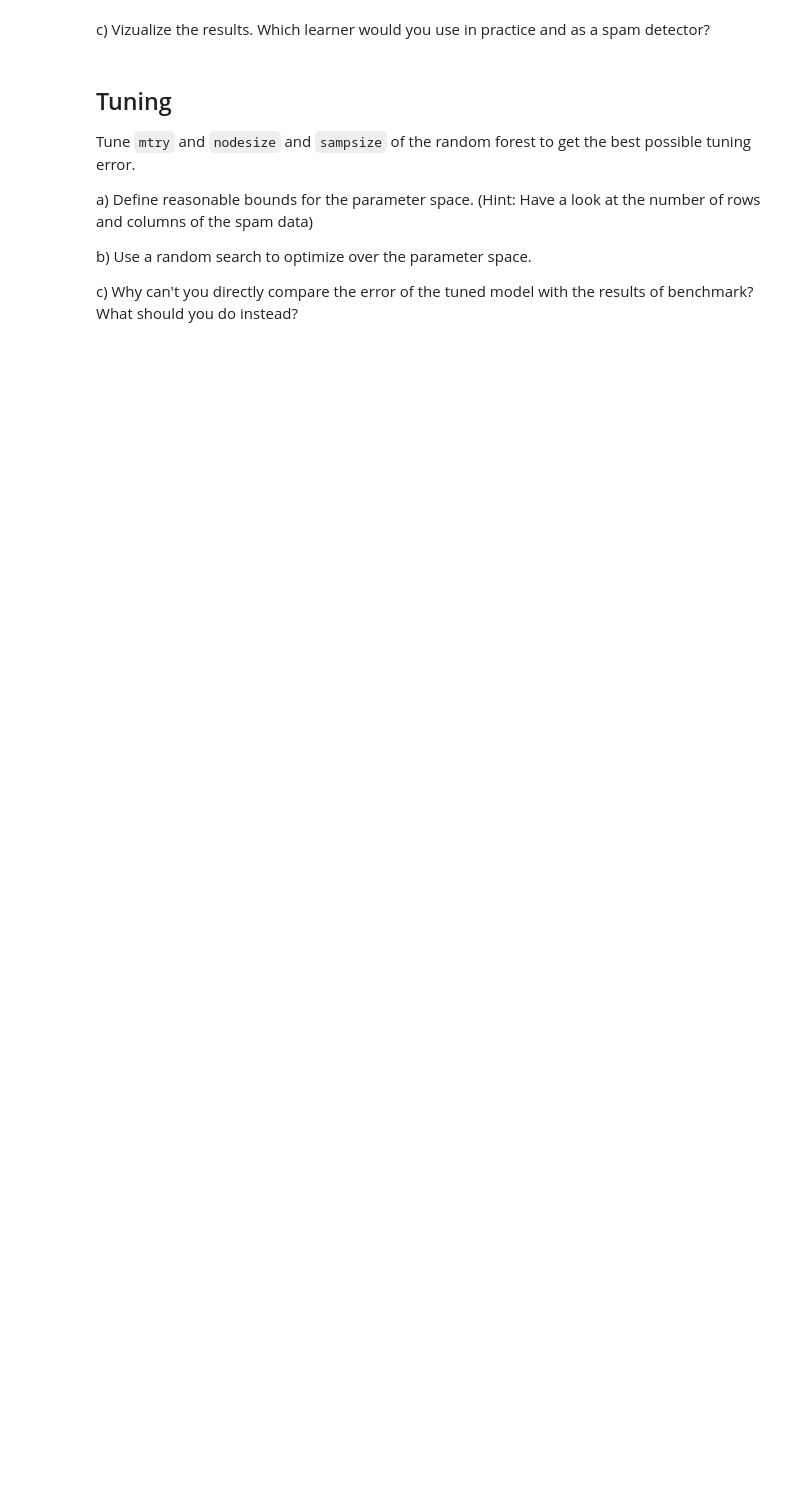
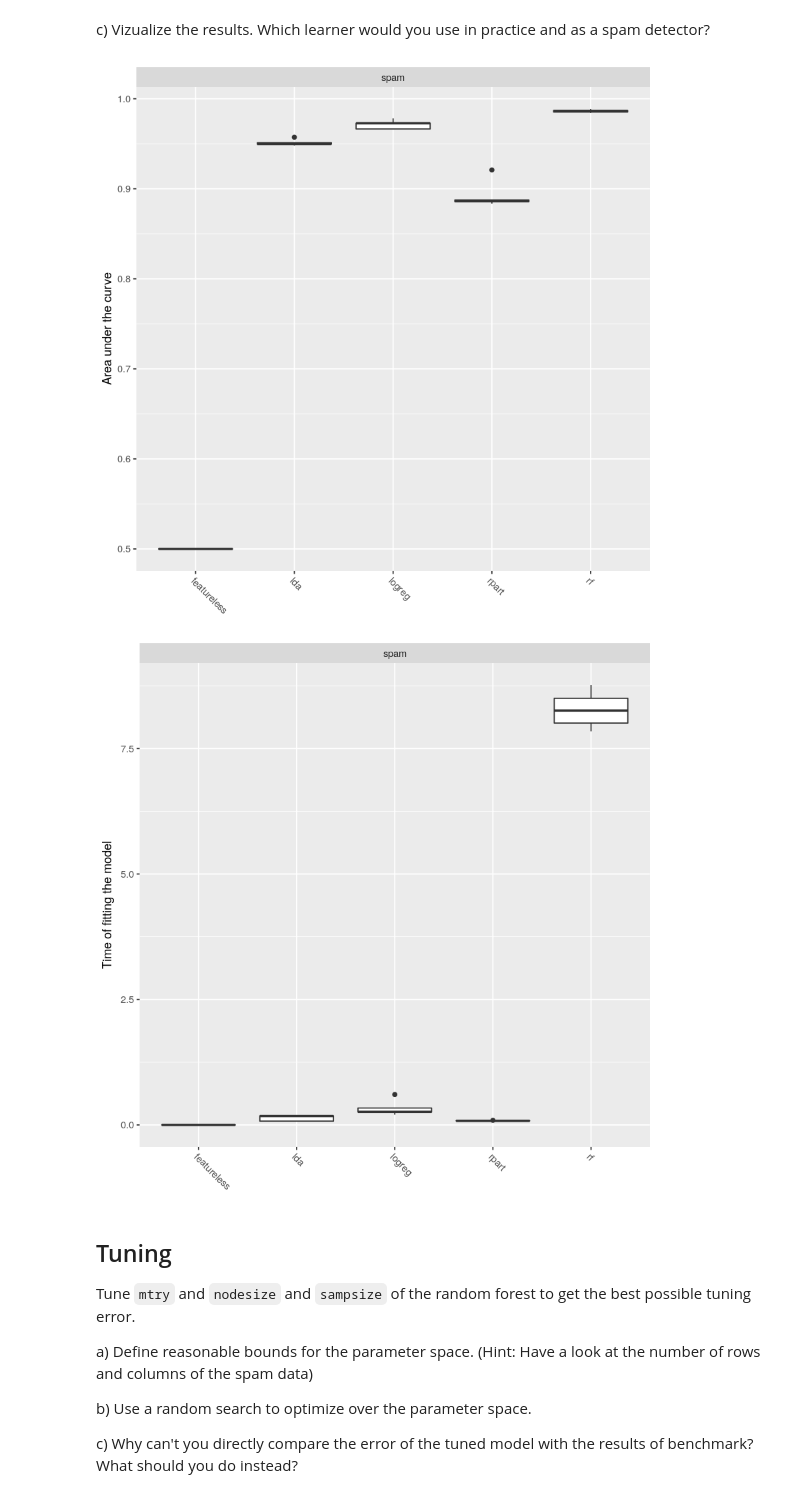
Before and after one commit to ja-thomas/whyr_2018_intro_mlr, a Jupyter notebook: notebook2.ipynb, the cells around one changed output. Cells and saved outputs as stored; diff of their text form; code cells hidden in the pictures; blank space fills up the shorter version.

```diff
--- a/notebook2.ipynb
+++ b/notebook2.ipynb
@@ -24,3 +47,7 @@ a) Create the following learning algorithms to compare their performance
 - Logistic Regression
 - Classification Tree
 - Random Forest
+# %%
+lrns = makeLearners(type = "classif", c("featureless", "lda", "logreg", "rpart",
+                                        "randomForest"), predict.type = "prob")
+lrns
@@ -27,2 +72,4 @@ a) Create the following learning algorithms to compare their performance
 # %% [markdown]
 b) Benchmark the five learning algorithms with a 5-fold crossvalidation (ensure identical folds for all learners). Measure the AUC as well as the runtime.
+# %%
+bmr = benchmark(lrns, spam.task, cv5, measures = list(auc, timetrain))
@@ -29,5 +94,11 @@ b) Benchmark the five learning algorithms with a 5-fold crossvalidation (ensure
 # %% [markdown]
 c) Vizualize the results. Which learner would you use in practice and as a spam detector?
+# %%
+plotBMRBoxplots(bmr, measure = auc)
+plotBMRBoxplots(bmr, measure = timetrain)
+# %% [output]
+[figure, added]
+[figure, added]
 # %% [markdown]
 ## Tuning
 
```
Also changed, not shown: parts of 5 cells of this notebook, 1 other file.
